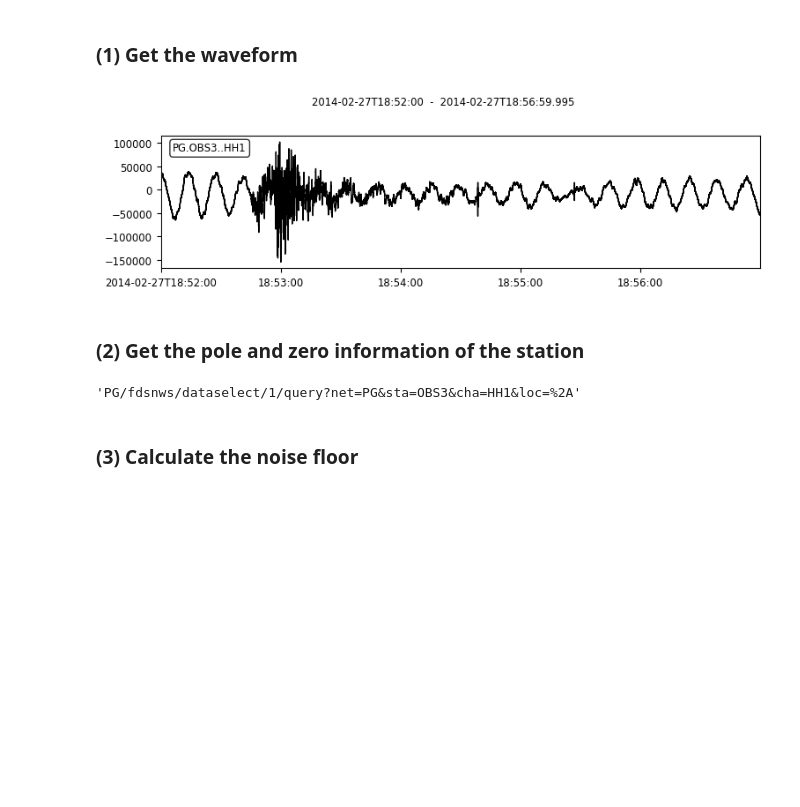
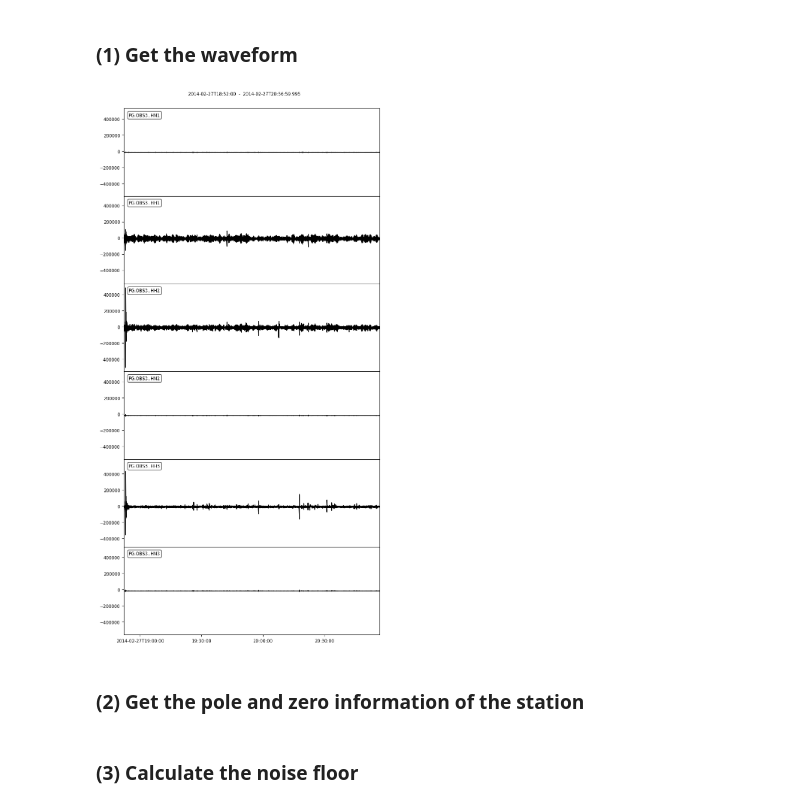
Before and after one commit to kjdavidson/Learning_Obspy, a Jupyter notebook: 01_noise_floor_obspy_20140210/Obspy_noise_floor.ipynb, the cells around one changed output. Cells and saved outputs as stored; diff of their text form; code cells hidden in the pictures; blank space fills up the shorter version.

```diff
--- a/01_noise_floor_obspy_20140210/Obspy_noise_floor.ipynb
+++ b/01_noise_floor_obspy_20140210/Obspy_noise_floor.ipynb
@@ -30,31 +29,29 @@ from obspy.signal import PPSD
 # %%
 #create an Client object
 client = Client('NCEDC')
 
 #specify the start and end time and other station info
 t1 = UTCDateTime("2014-02-27T18:52:00.000")
-t2 = UTCDateTime("2014-02-27T18:57:00.000")
+t2 = UTCDateTime("2014-02-27T20:57:00.000")
 network = 'PG'
 station = 'OBS3'
 location = '*'
-channel = 'HH1'
+channel = '*'
 
 #get the waveform as a stream object
 st = client.get_waveforms(network, station, location, channel, t1,t2, attach_response=True)
 
 #plot the waveform
 st.plot()
 
 #get the first trace of the waveform from the stream
 tr = st[0]
 # %% [output]
-[figure, old version]
+[figure, new version]
 # %% [markdown]
 ### (2) Get the pole and zero information of the station
 # %%
-cl.build_url(network, "dataselect", 1, "query", {"net": network, "sta": station, "cha": "HH1", "loc": location})
+cl.build_url(network, "station", 1, "query", {"net": network, "sta": station, "cha": "HH1", "loc": location})
-# %% [output]
-'PG/fdsnws/dataselect/1/query?net=PG&sta=OBS3&cha=HH1&loc=%2A'
 # %%
 #get the dataless seed file from NCEDC, I also printed out the url you need to find this file
 seed = bu.get_dataless_seed(network, station, location, channel, t1,t2)
```
Also changed, not shown: parts of 6 cells of this notebook.
